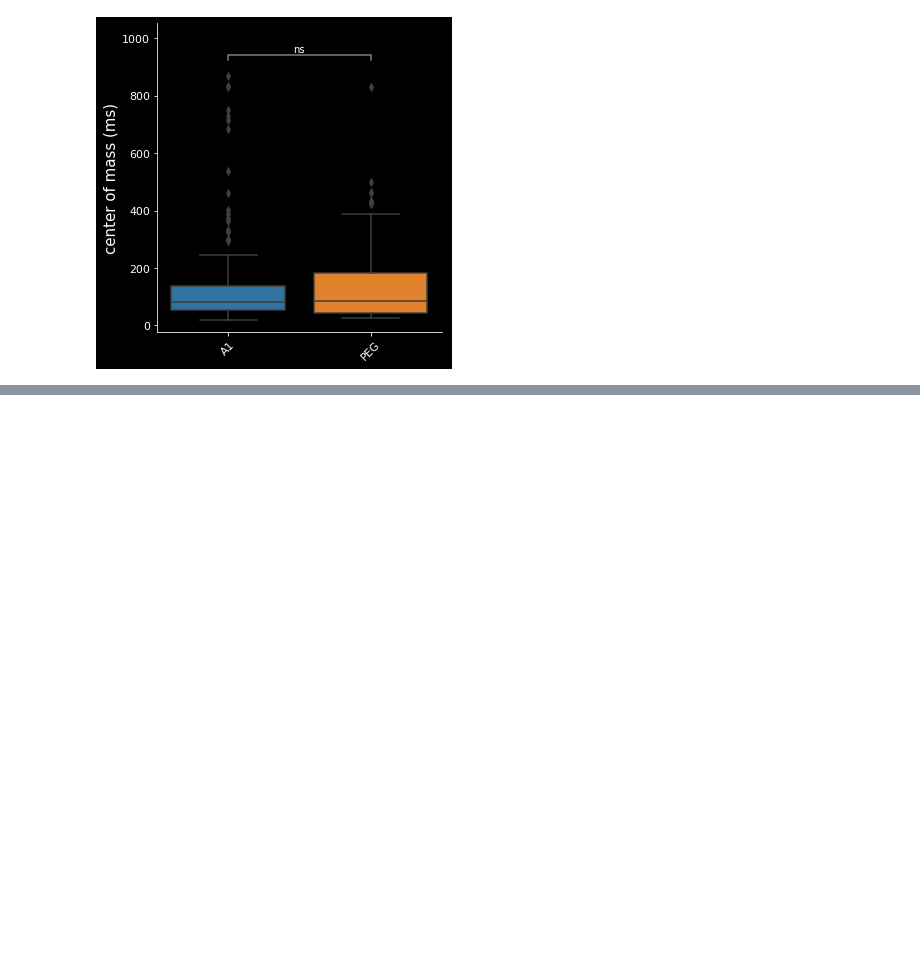
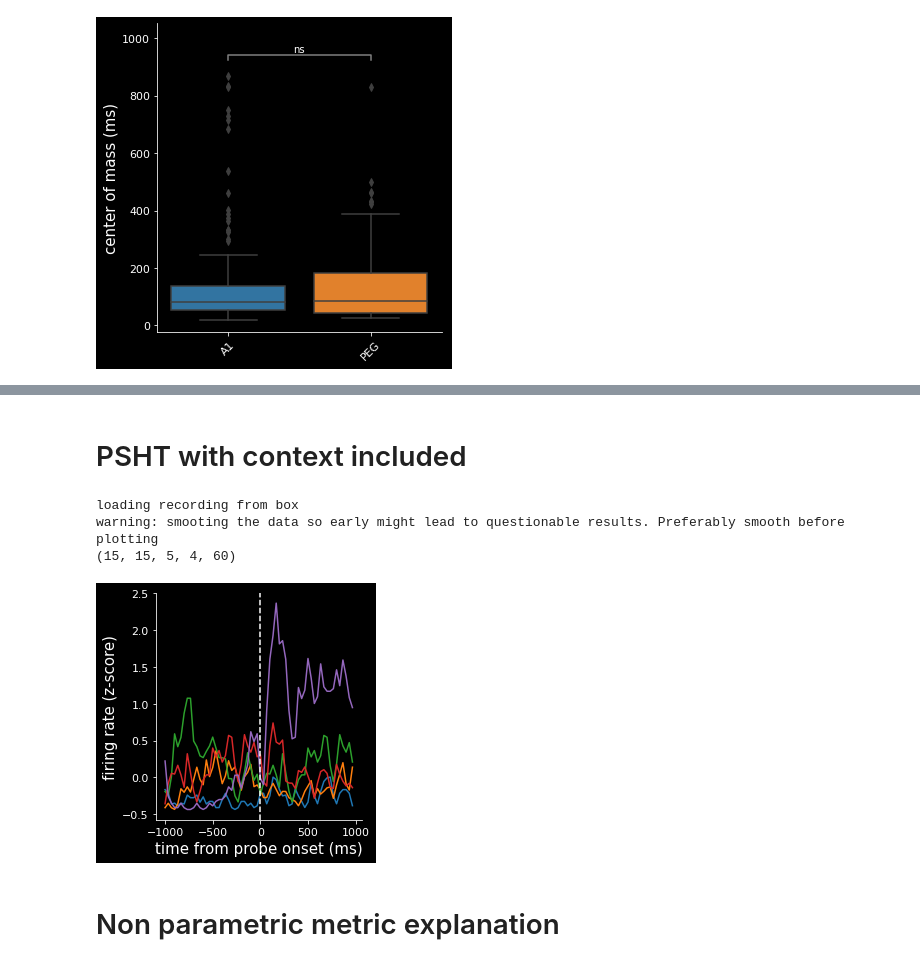
Before and after one commit to Mateo-Lopez-Espejo/context_probe_analysis, a Jupyter notebook: reports/210316_EARS_talk.ipynb, the cells around one changed output, grey strips where cells are left out. Cells and saved outputs as stored; diff of their text form; code cells hidden in the pictures; blank space fills up the shorter version.

```diff
--- a/reports/210316_EARS_talk.ipynb
+++ b/reports/210316_EARS_talk.ipynb
@@ -692,0 +859,40 @@ savefig(fig, "EARS_figures", title)
+# %% [markdown]
+# PSHT with context included
+# %%
+def ctx_raster(id):
+    site = id[:7]
+    recs = load(site, rasterfs=meta['raster_fs'], recache=False)
+    sig = recs['perm0']['resp']
+
+    # calculates response realiability and select only good cells to improve analysis
+    r_vals, goodcells = signal_reliability(sig, r'\ASTIM_*', threshold=meta['reliability'])
+    goodcells = goodcells.tolist()
+
+    # get the full data raster Context x Probe x Rep x Neuron x Time
+    raster = raster_from_sig(sig, probes=expt['probes'], channels=goodcells, contexts=expt['contexts'],
+                                              smooth_window=50, raster_fs=meta['raster_fs'],
+                                              zscore=meta['zscore'], part='all')
+    trialR, _, _ = format_raster(raster)
+
+    return trialR
+
+ctx_raster = ctx_raster(id)
+
+print(ctx_raster.shape)
+
+t =  np.linspace(-1, 1, ctx_raster.shape[-1],endpoint=False) * 1000
+fig, ax = plt.subplots()
+
+_ = ax.plot(t, ctx_raster[:, goodcells.index(id), :, expt['probes'].index(probe), :].mean(axis=0).T)
+ax.axvline(0, color='white', linestyle='--')
+
+ax.set_xlabel('time from probe onset (ms)')
+ax.set_ylabel('firing rate (z-score)')
+fig.set_size_inches(4,4)
+# %% [output]
+loading recording from box
+warning: smooting the data so early might lead to questionable results. Preferably smooth before plotting
+(15, 15, 5, 4, 60)
+[figure, added]
+# %% [markdown]
+# Non parametric metric explanation
```
Also changed, not shown: parts of 12 cells of this notebook, 1 other file.
